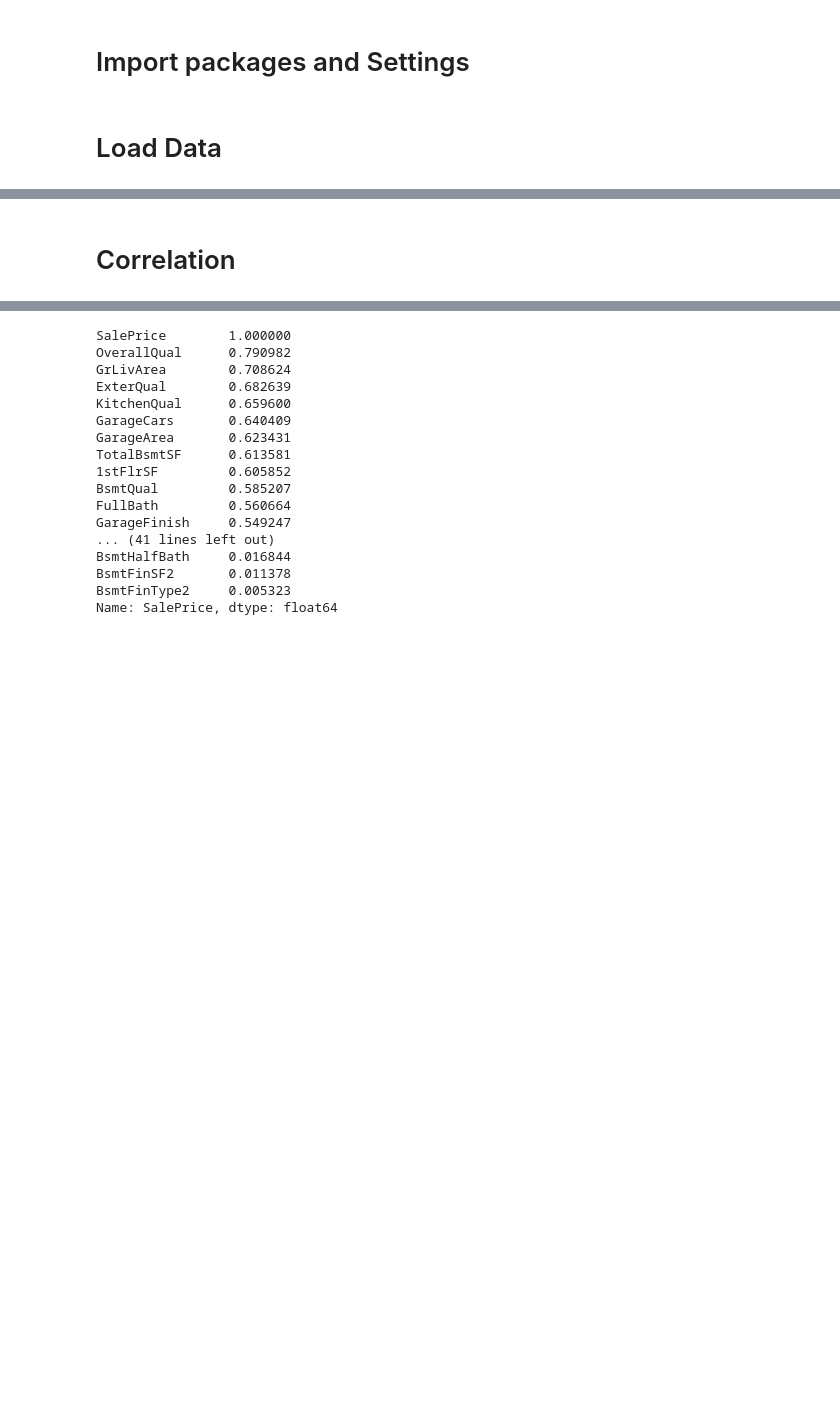
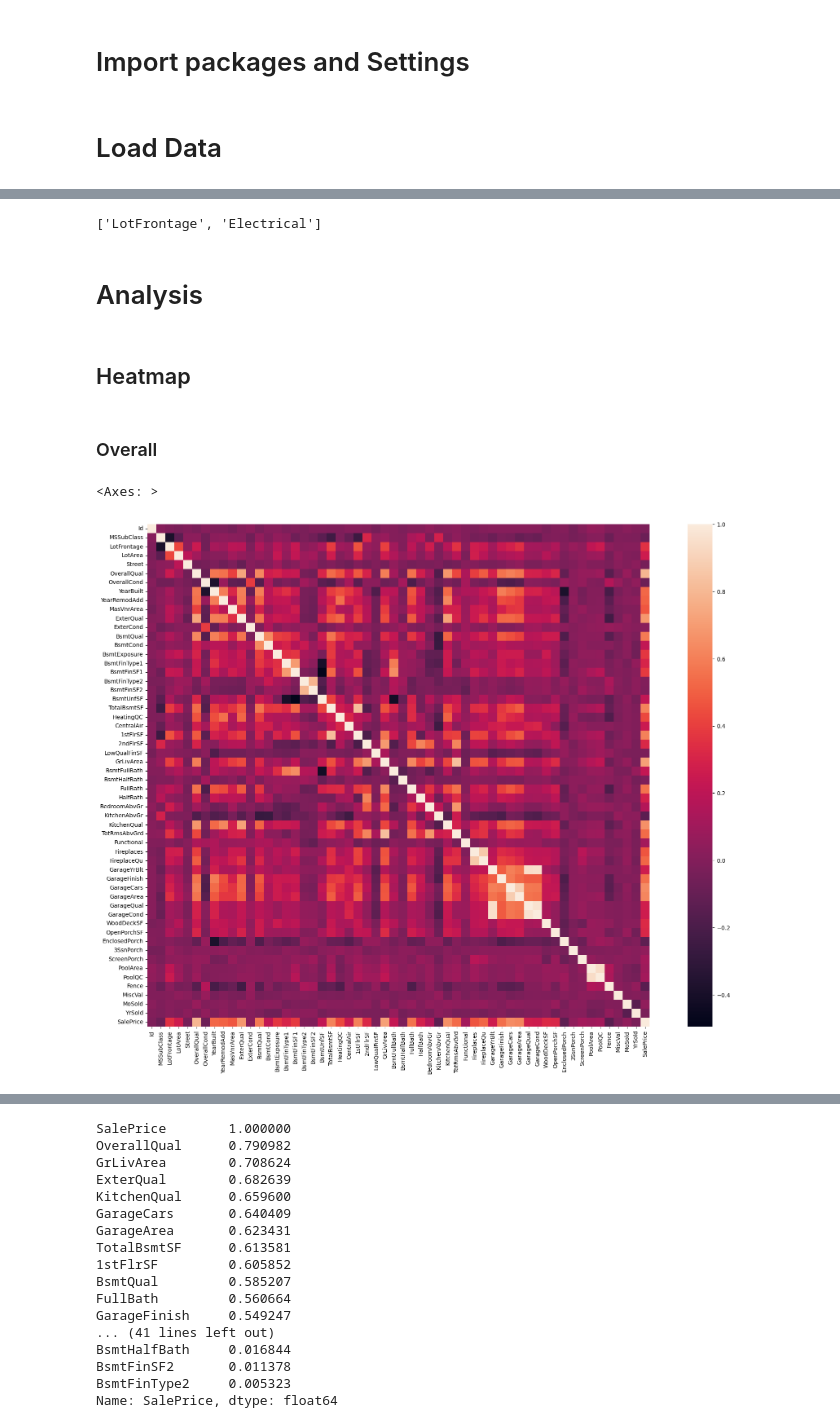
Before and after one commit to Chocomilkteaa/House-Prices, a Jupyter notebook: eda2.ipynb, the cells around one changed output, grey strips where cells are left out. Saved outputs shown, nothing was run; the diff lists cells and outputs as text; code cells hidden in the pictures; blank space fills up the shorter version.

Commit message:
eda2: add heatmap, SalePrice, OverallQual, GarageX, BsmtX model: add prediction

```diff
--- a/eda2.ipynb
+++ b/eda2.ipynb
@@ -22,9 +66,21 @@ test_data[feature] = test_data[feature].map({'Pave': 0, 'Grvl':1})
 
 assert(is_numeric_dtype(train_data[feature]))
 
+feature = 'Alley'
+train_data[feature] = train_data[feature].fillna('None')
+test_data[feature] = test_data[feature].fillna('None')
+
+assert(train_data[feature].isna().sum() == 0)
+
 feature = 'MasVnrType'
 train_data[feature] = train_data[feature].fillna('None')
 test_data[feature] = test_data[feature].fillna('None')
+
+assert(train_data[feature].isna().sum() == 0)
+
+feature = 'MasVnrArea'
+train_data[feature] = train_data[feature].fillna(0)
+test_data[feature] = test_data[feature].fillna(0)
 
 assert(train_data[feature].isna().sum() == 0)
 
@@ -126,6 +182,18 @@ test_data[feature] = test_data[feature].fillna(0)
 assert(is_numeric_dtype(train_data[feature]))
 assert(train_data[feature].isna().sum() == 0)
 
+feature = 'GarageType'
+train_data[feature] = train_data[feature].fillna('None')
+test_data[feature] = test_data[feature].fillna('None')
+
+assert(train_data[feature].isna().sum() == 0)
+
+feature = 'GarageYrBlt'
+train_data[feature] = train_data[feature].fillna(-1)
+test_data[feature] = test_data[feature].fillna(-1)
+
+assert(train_data[feature].isna().sum() == 0)
+
 exposure_map = {'Unf':1, 'RFn':2, 'Fin':3}
 
 feature = 'GarageFinish'
@@ -180,11 +248,21 @@ train_data[feature] = train_data[feature].fillna('None')
 test_data[feature] = test_data[feature].fillna('None')
 
 assert(train_data[feature].isna().sum() == 0)
-# %%
-columns_float = train_data.select_dtypes(include=['float64']).columns
-train_data[columns_float] = train_data[columns_float].astype('float32')
-test_data[columns_float] = test_data[columns_float].astype('float32')
+# %%
+columns_missing = train_data.columns[train_data.isna().any()].tolist()
+columns_missing
+# %% [output]
+['LotFrontage', 'Electrical']
 # %% [markdown]
-# Correlation
+# Analysis
+# %% [markdown]
+## Heatmap
+# %% [markdown]
+### Overall
 # %%
 corr = train_data.select_dtypes(exclude='O').corr()
+f, ax = plt.subplots(figsize=(24, 16))
+sns.heatmap(corr, square=True)
+# %% [output]
+<Axes: >
+[figure, added]
```
Also changed, not shown: parts of 17 cells of this notebook, 2 other files.
